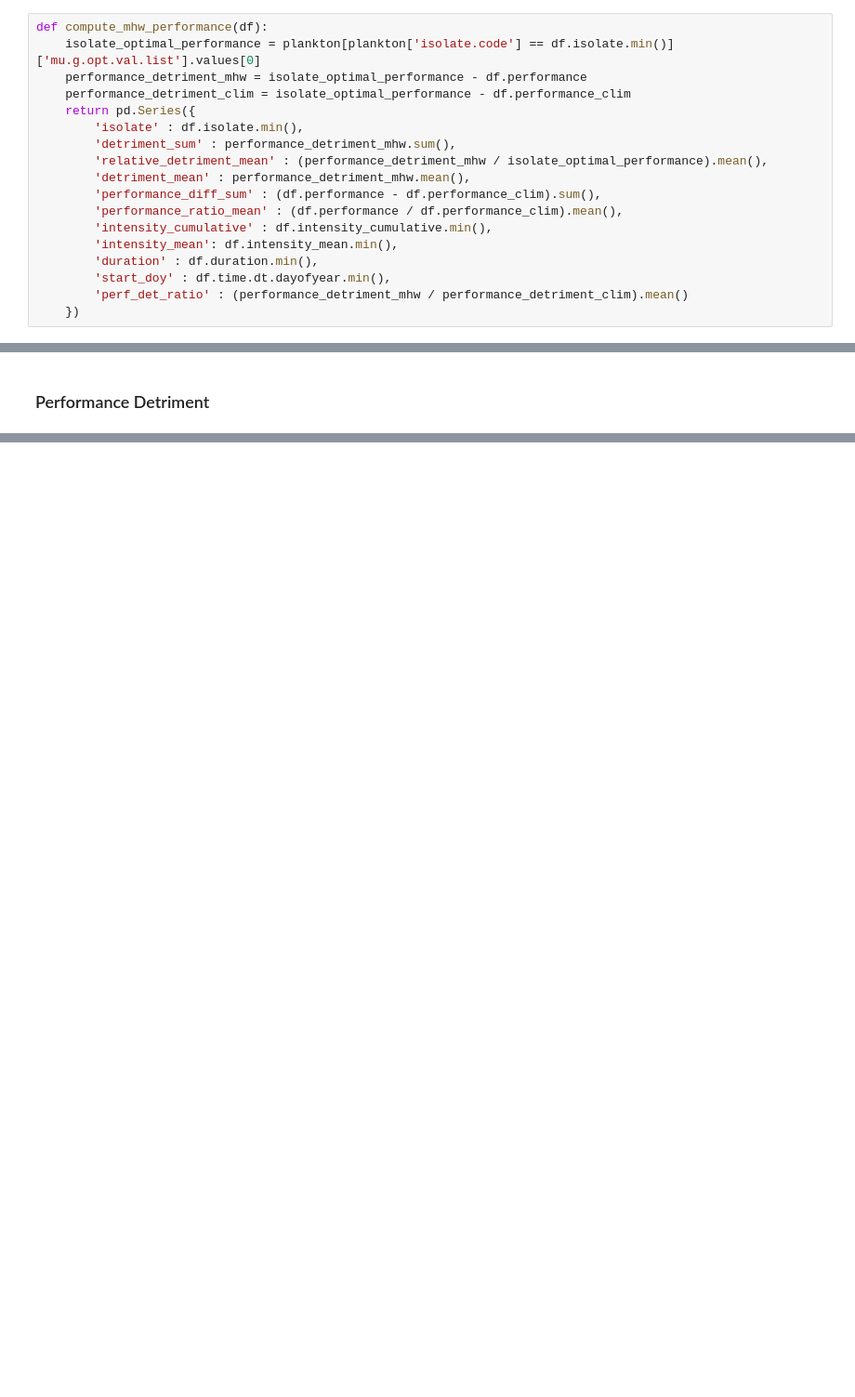
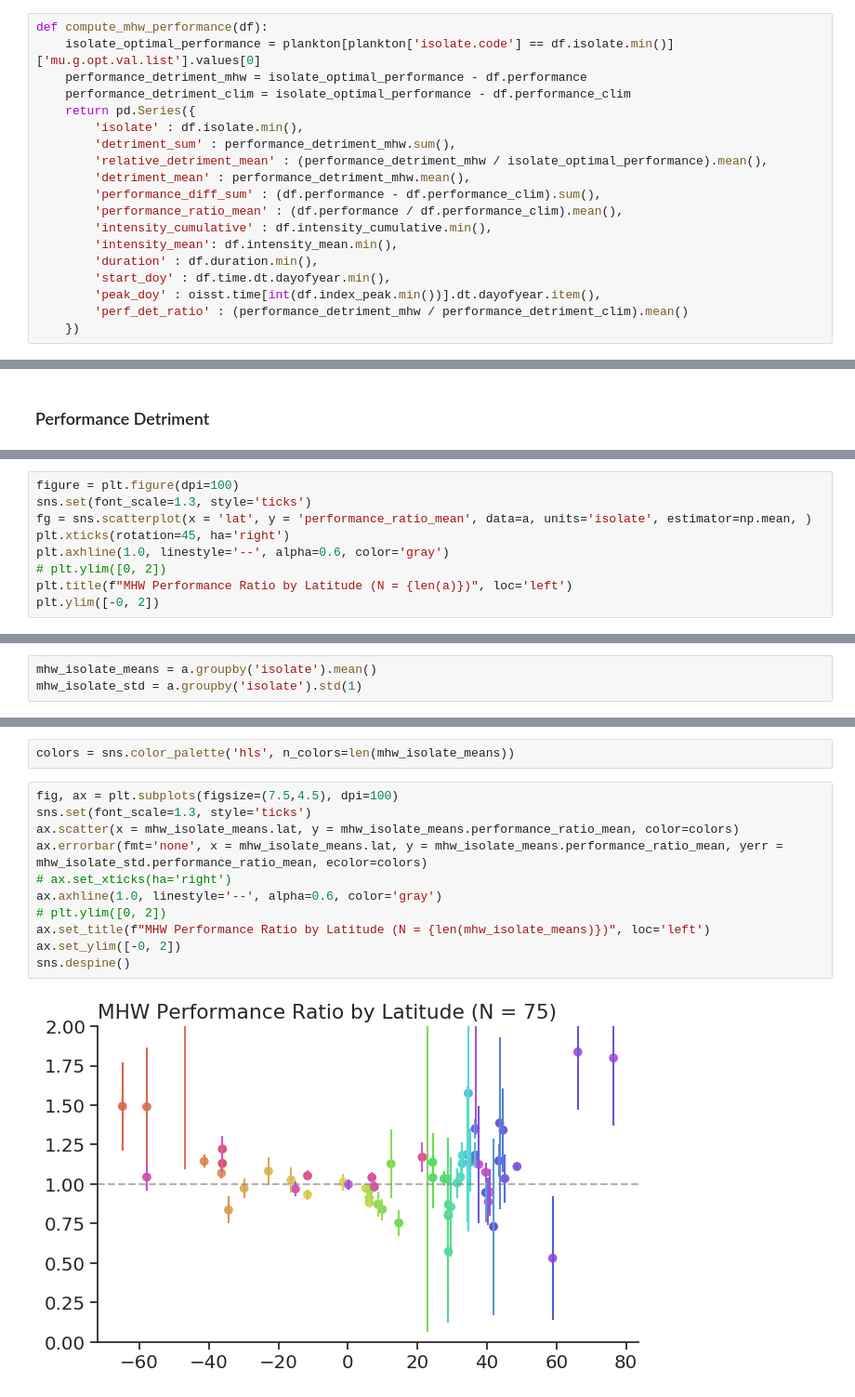
Before and after one commit to HuckleyLab/phyto-mhw, a Jupyter notebook: analysis/Individual_Isolate_performance.ipynb, the cells around one changed output, grey strips where cells are left out. Shown at 93% size. Saved outputs shown, nothing was run; the diff lists cells and outputs as text; blank space fills up the shorter version.

Commit message:
drill down into isolates

```diff
--- a/analysis/Individual_Isolate_performance.ipynb
+++ b/analysis/Individual_Isolate_performance.ipynb
@@ -306,6 +306,7 @@ def compute_mhw_performance(df):
         'intensity_mean': df.intensity_mean.min(),
         'duration' : df.duration.min(),
         'start_doy' : df.time.dt.dayofyear.min(),
+        'peak_doy' : oisst.time[int(df.index_peak.min())].dt.dayofyear.item(),
         'perf_det_ratio' : (performance_detriment_mhw / performance_detriment_clim).mean()
     })
 # %%
@@ -574,0 +586,9 @@ Text(0.75, 0.05, 'Modeled Performance')
+# %%
+figure = plt.figure(dpi=100)
+sns.set(font_scale=1.3, style='ticks')
+fg = sns.scatterplot(x = 'lat', y = 'performance_ratio_mean', data=a, units='isolate', estimator=np.mean, )
+plt.xticks(rotation=45, ha='right')
+plt.axhline(1.0, linestyle='--', alpha=0.6, color='gray')
+# plt.ylim([0, 2])
+plt.title(f"MHW Performance Ratio by Latitude (N = {len(a)})", loc='left')
+plt.ylim([-0, 2])
@@ -574,0 +600,3 @@ Text(0.75, 0.05, 'Modeled Performance')
+# %%
+mhw_isolate_means = a.groupby('isolate').mean()
+mhw_isolate_std = a.groupby('isolate').std(1)
@@ -574,0 +605,15 @@ Text(0.75, 0.05, 'Modeled Performance')
+# %%
+colors = sns.color_palette('hls', n_colors=len(mhw_isolate_means))
+# %%
+fig, ax = plt.subplots(figsize=(7.5,4.5), dpi=100)
+sns.set(font_scale=1.3, style='ticks')
+ax.scatter(x = mhw_isolate_means.lat, y = mhw_isolate_means.performance_ratio_mean, color=colors)
+ax.errorbar(fmt='none', x = mhw_isolate_means.lat, y = mhw_isolate_means.performance_ratio_mean, yerr = mhw_isolate_std.performance_ratio_mean, ecolor=colors)
+# ax.set_xticks(ha='right')
+ax.axhline(1.0, linestyle='--', alpha=0.6, color='gray')
+# plt.ylim([0, 2])
+ax.set_title(f"MHW Performance Ratio by Latitude (N = {len(mhw_isolate_means)})", loc='left')
+ax.set_ylim([-0, 2])
+sns.despine()
+# %% [output]
+[figure, added]
```
Also changed, not shown: parts of 16 cells of this notebook.
